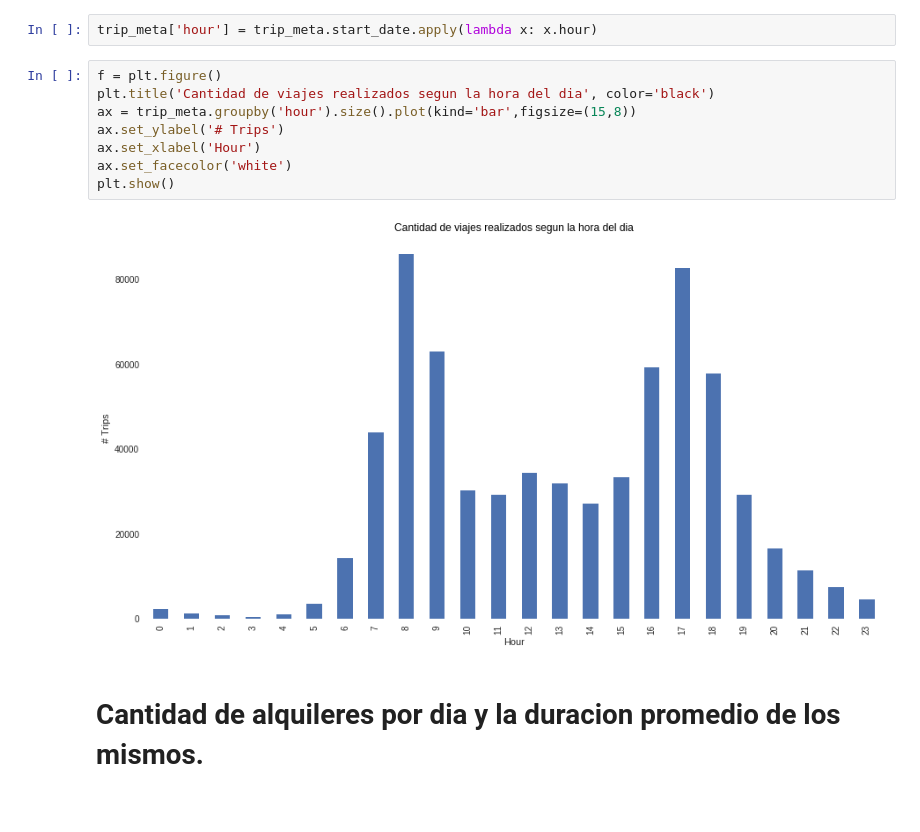
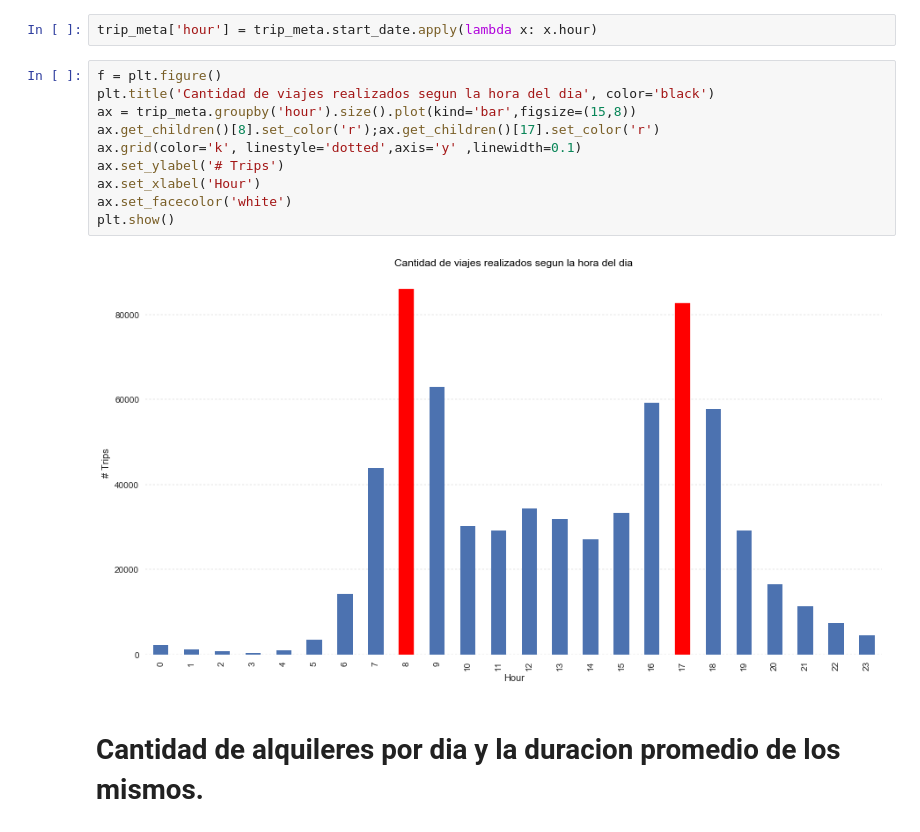
Before and after one commit to hernantain/Analisis-San-Francisco, a Jupyter notebook: analisis.ipynb, the cells around one changed output. Saved outputs shown, nothing was run; the diff lists cells and outputs as text.

```diff
--- a/analisis.ipynb
+++ b/analisis.ipynb
@@ -267,13 +295,15 @@ trip_meta['hour'] = trip_meta.start_date.apply(lambda x: x.hour)
 # %%
 f = plt.figure()
 plt.title('Cantidad de viajes realizados segun la hora del dia', color='black')
 ax = trip_meta.groupby('hour').size().plot(kind='bar',figsize=(15,8))
+ax.get_children()[8].set_color('r');ax.get_children()[17].set_color('r')
+ax.grid(color='k', linestyle='dotted',axis='y' ,linewidth=0.1)
 ax.set_ylabel('# Trips')
 ax.set_xlabel('Hour')
 ax.set_facecolor('white')
 plt.show()
 # %% [output]
-[figure, old version]
+[figure, new version]
 # %% [markdown]
 # Cantidad de alquileres por dia y la duracion promedio de los mismos.
 # %%
```
Also changed, not shown: parts of 14 cells of this notebook.
